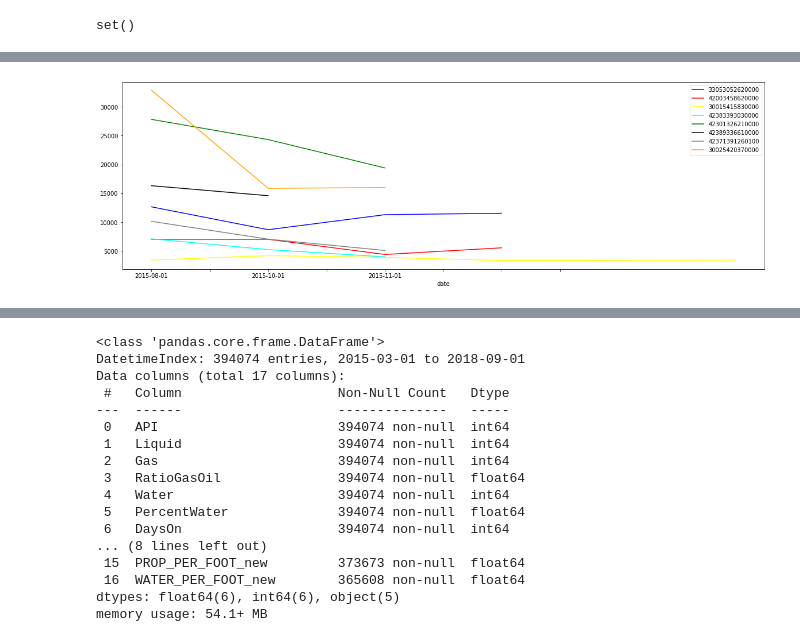
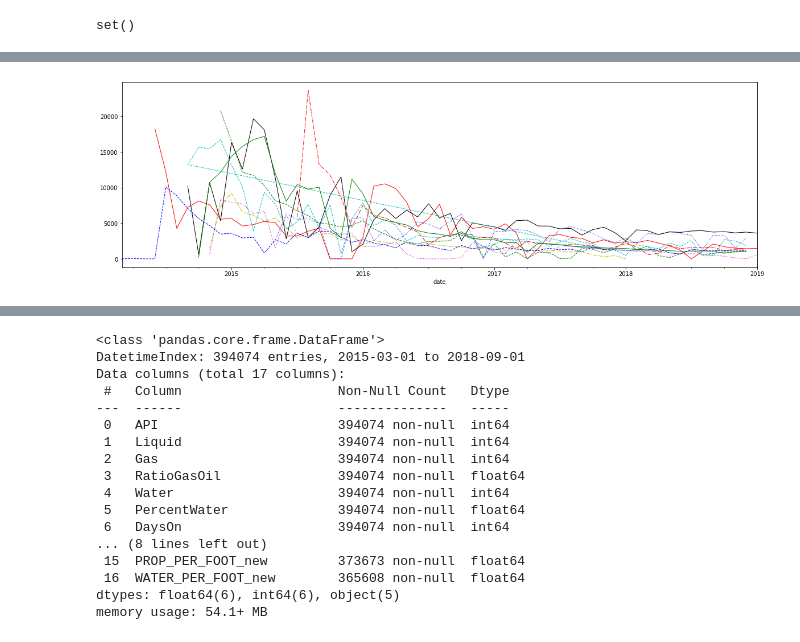
Before and after one commit to Dnbg1982/Oil-Gas-Projects, a Jupyter notebook: Reservoir Engineering/Notebooks/Oil_produc_forecasting.ipynb, the cells around one changed output, grey strips where cells are left out. Drawn from its saved outputs; the diff is of its cells as text; code cells hidden in the pictures.

```diff
--- a/Reservoir Engineering/Notebooks/Oil_produc_forecasting.ipynb
+++ b/Reservoir Engineering/Notebooks/Oil_produc_forecasting.ipynb
@@ -15,7 +16,7 @@ from pmdarima.arima import OCSBTest
 harmony_data = pd.read_csv(r'C:\Users\USUARIO\Documents\GitHub\Oil-Gas-Projects\Reservoir Engineering\Datasets\Oil Production\Harmony_data.csv')
 IHS_data = pd.read_csv(r'C:\Users\USUARIO\Documents\GitHub\Oil-Gas-Projects\Reservoir Engineering\Datasets\Oil Production\IHS_data.csv')
 train_data = pd.read_csv(r'C:\Users\USUARIO\Documents\GitHub\Oil-Gas-Projects\Reservoir Engineering\Datasets\Oil Production\production_data_train.csv', parse_dates=[['Month', 'Year']])
-test_data = pd.read_csv(r'C:\Users\USUARIO\Documents\GitHub\Oil-Gas-Projects\Reservoir Engineering\Datasets\Oil Production\production_data_test.csv')
+test_data = pd.read_csv(r'C:\Users\USUARIO\Documents\GitHub\Oil-Gas-Projects\Reservoir Engineering\Datasets\Oil Production\production_data_test.csv', parse_dates=['date'])
 test_APIs = pd.read_csv(r'C:\Users\USUARIO\Documents\GitHub\Oil-Gas-Projects\Reservoir Engineering\Datasets\Oil Production\Test_APIs.csv')
 test_APIs.shape, harmony_data.shape, IHS_data.shape, train_data.shape, test_data.shape,
 # %% [output]
@@ -244,15 +251,11 @@ plt.show()
-# %%
-# Plot 10 random wells from test_df to see their behaviour
-random_wells = np.random.choice(test_df.API.unique(), 8)
-test_df[(test_df['API'] == random_wells[0])]['Liquid'].plot(figsize=(20, 6), color='blue')
-test_df[(test_df['API'] == random_wells[1])]['Liquid'].plot(figsize=(20, 6), color='red')
-test_df[(test_df['API'] == random_wells[2])]['Liquid'].plot(figsize=(20, 6), color='yellow')
-test_df[(test_df['API'] == random_wells[3])]['Liquid'].plot(figsize=(20, 6), color='cyan')
-test_df[(test_df['API'] == random_wells[4])]['Liquid'].plot(figsize=(20, 6), color='green')
-test_df[(test_df['API'] == random_wells[5])]['Liquid'].plot(figsize=(20, 6), color='black')
-test_df[(test_df['API'] == random_wells[6])]['Liquid'].plot(figsize=(20, 6), color='grey')
-test_df[(test_df['API'] == random_wells[7])]['Liquid'].plot(figsize=(20, 6), color='orange')
-plt.legend(random_wells)
-plt.show()
-# %% [output]
-[figure, removed]
+# %%
+# Plot some random wells from train_df to see their behaviour
+random_wells = np.random.choice(train_df.API.unique(), 10)
+
+for well in random_wells:
+    train_df[(train_df['API'] == well)]['Liquid'].plot(figsize=(20, 6))
+
+plt.rc('axes', prop_cycle=(cycler('color', ['r', 'g', 'b', 'y', 'k', 'c', 'm', 'r', 'g', 'b', 'y', 'k', 'c', 'm','b','y']) + cycler('linestyle', ['-', '--', ':', '-.', '-', '--', ':', '-.', '-', '--', ':', '-.', '-', '--', ':', '-.'])))
+plt.rc('lines', linewidth=1)
+# %% [output]
+[figure, added]
```
Also changed, not shown: parts of 25 cells of this notebook.
